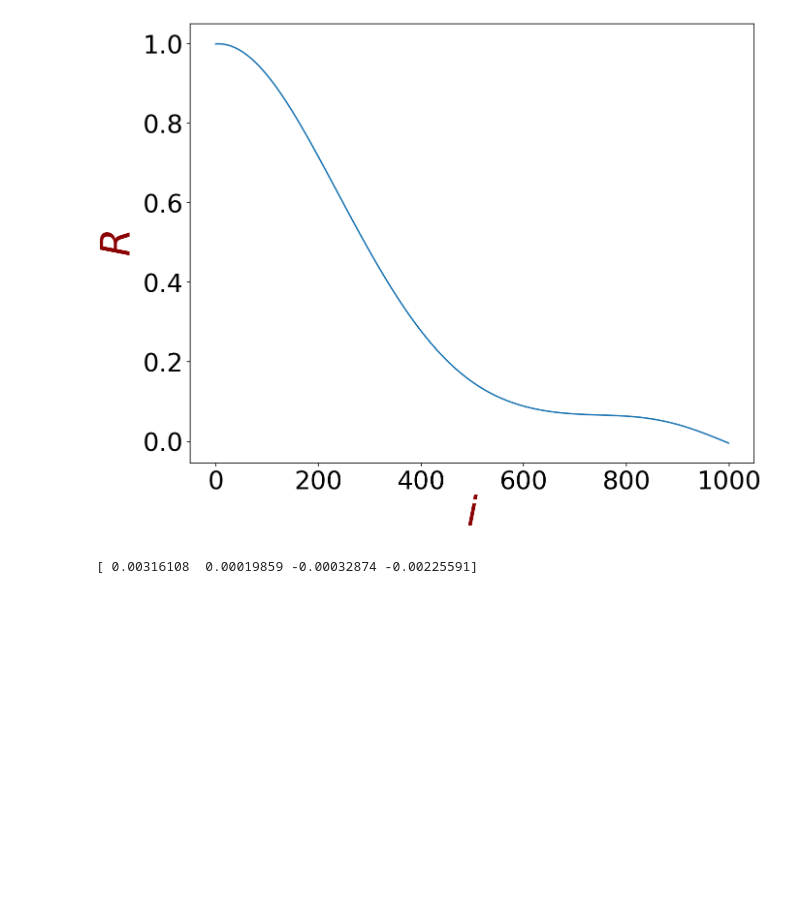
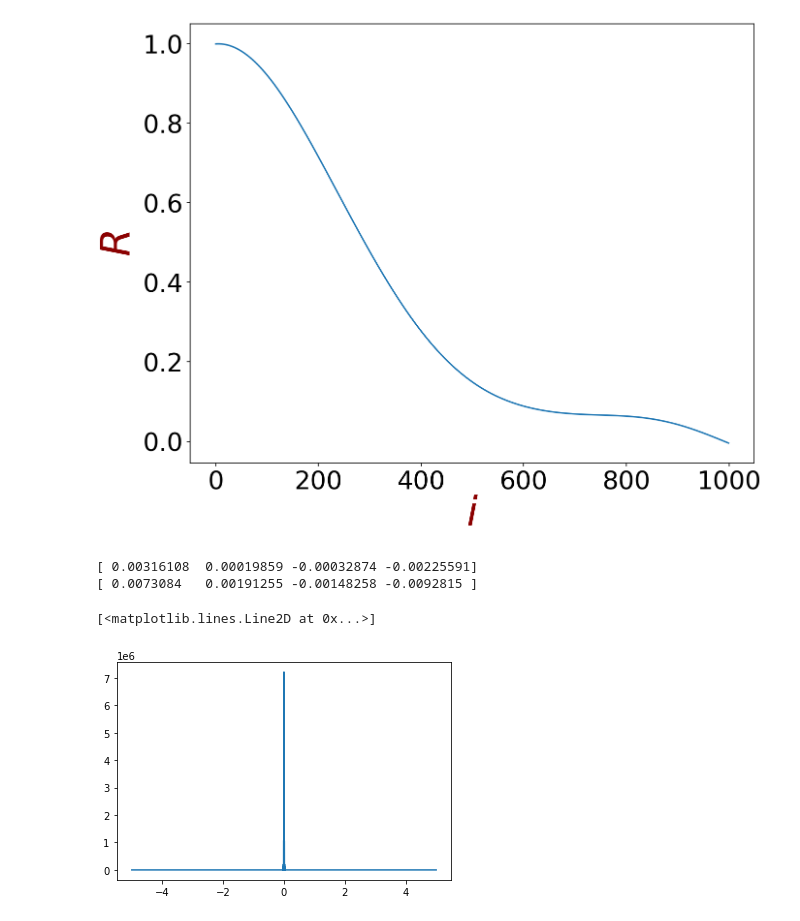
Before and after one commit to propellermint/Dynamic-chaos-in-the-kicked-photon-qubit-atom, a Jupyter notebook: Nonlinear Oscillator.ipynb, the cells around one changed output. Cells and saved outputs as stored; diff of their text form; code cells hidden in the pictures; blank space fills up the shorter version.

```diff
--- a/Nonlinear Oscillator.ipynb
+++ b/Nonlinear Oscillator.ipynb
@@ -338,5 +341,21 @@ import nolds as nd
 
 
 print(nd.lyap_e(xt))
+print(nd.lyap_e(pt))
 # %% [output]
 [ 0.00316108  0.00019859 -0.00032874 -0.00225591]
+[ 0.0073084   0.00191255 -0.00148258 -0.0092815 ]
+# %%
+from __future__ import division
+
+data = np.asarray(xt)
+ps = np.abs(np.fft.fft(data))**2
+
+time_step = 1 / 10
+freqs = np.fft.fftfreq(data.size, time_step)
+idx = np.argsort(freqs)
+
+plt.plot(freqs[idx], ps[idx])
+# %% [output]
+[<matplotlib.lines.Line2D at 0x...>]
+[figure, added]
```
Also changed, not shown: parts of 13 cells of this notebook, 7 other files.
